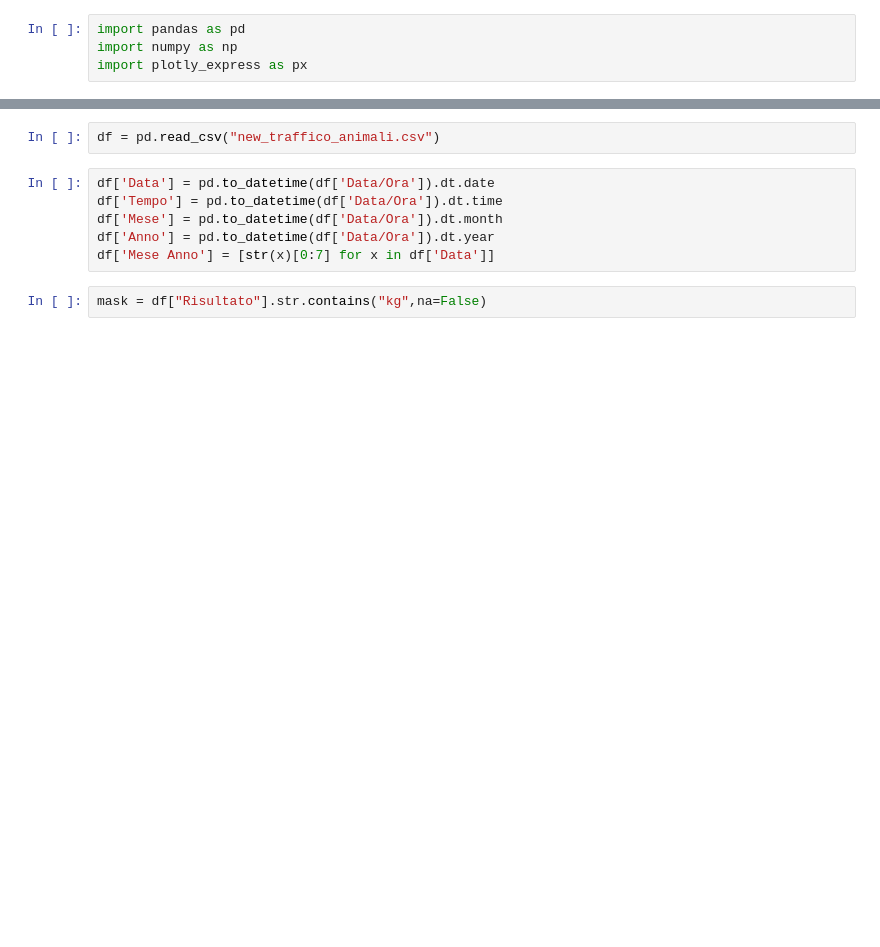
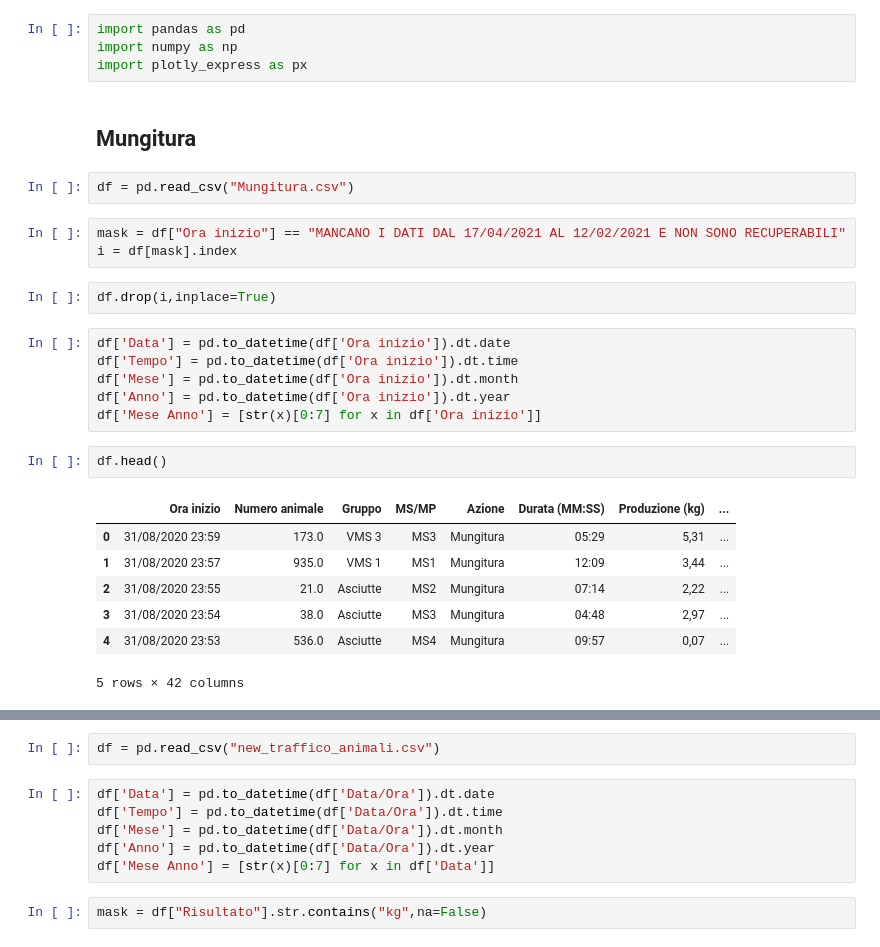
Before and after one commit to RaffaeleRusso/Information-System-Business-Intelligence, a Jupyter notebook: DatasetBI/dashboard_cows.ipynb, the cells around one changed output, grey strips where cells are left out. Cells and saved outputs as stored; diff of their text form; blank space fills up the shorter version.

```diff
--- a/DatasetBI/dashboard_cows.ipynb
+++ b/DatasetBI/dashboard_cows.ipynb
@@ -2,3 +2,28 @@
 import pandas as pd
 import numpy as np
 import plotly_express as px
+# %% [markdown]
+## Mungitura
+# %%
+df = pd.read_csv("Mungitura.csv")
+# %%
+mask = df["Ora inizio"] == "MANCANO I DATI DAL 17/04/2021 AL 12/02/2021 E NON SONO RECUPERABILI"
+i = df[mask].index
+# %%
+df.drop(i,inplace=True)
+# %%
+df['Data'] = pd.to_datetime(df['Ora inizio']).dt.date
+df['Tempo'] = pd.to_datetime(df['Ora inizio']).dt.time
+df['Mese'] = pd.to_datetime(df['Ora inizio']).dt.month
+df['Anno'] = pd.to_datetime(df['Ora inizio']).dt.year
+df['Mese Anno'] = [str(x)[0:7] for x in df['Ora inizio']]
+# %%
+df.head()
+# %% [output]
+|  | Ora inizio | Numero animale | Gruppo | MS/MP | Azione | Durata (MM:SS) | Produzione (kg) | ... |
+| 0 | 31/08/2020 23:59 | 173.0 | VMS 3 | MS3 | Mungitura | 05:29 | 5,31 | ... |
+| 1 | 31/08/2020 23:57 | 935.0 | VMS 1 | MS1 | Mungitura | 12:09 | 3,44 | ... |
+| 2 | 31/08/2020 23:55 | 21.0 | Asciutte | MS2 | Mungitura | 07:14 | 2,22 | ... |
+| 3 | 31/08/2020 23:54 | 38.0 | Asciutte | MS3 | Mungitura | 04:48 | 2,97 | ... |
+| 4 | 31/08/2020 23:53 | 536.0 | Asciutte | MS4 | Mungitura | 09:57 | 0,07 | ... |
+5 rows × 42 columns
```
Also changed, not shown: parts of 8 cells of this notebook, 1 other file.
